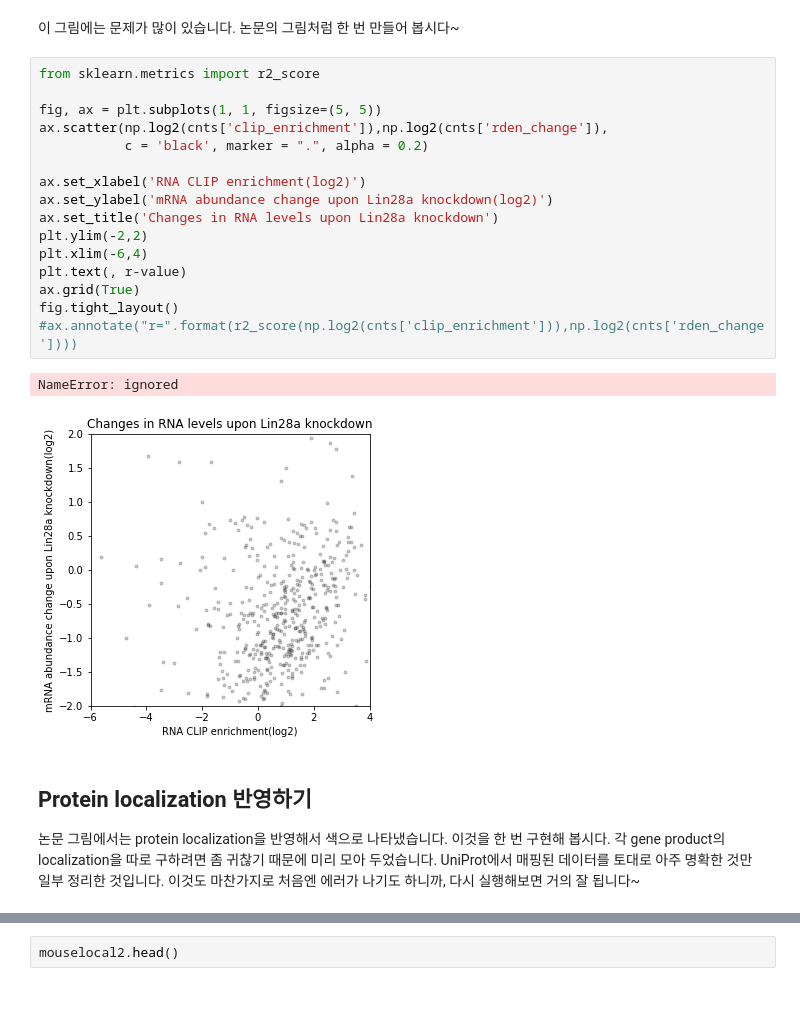
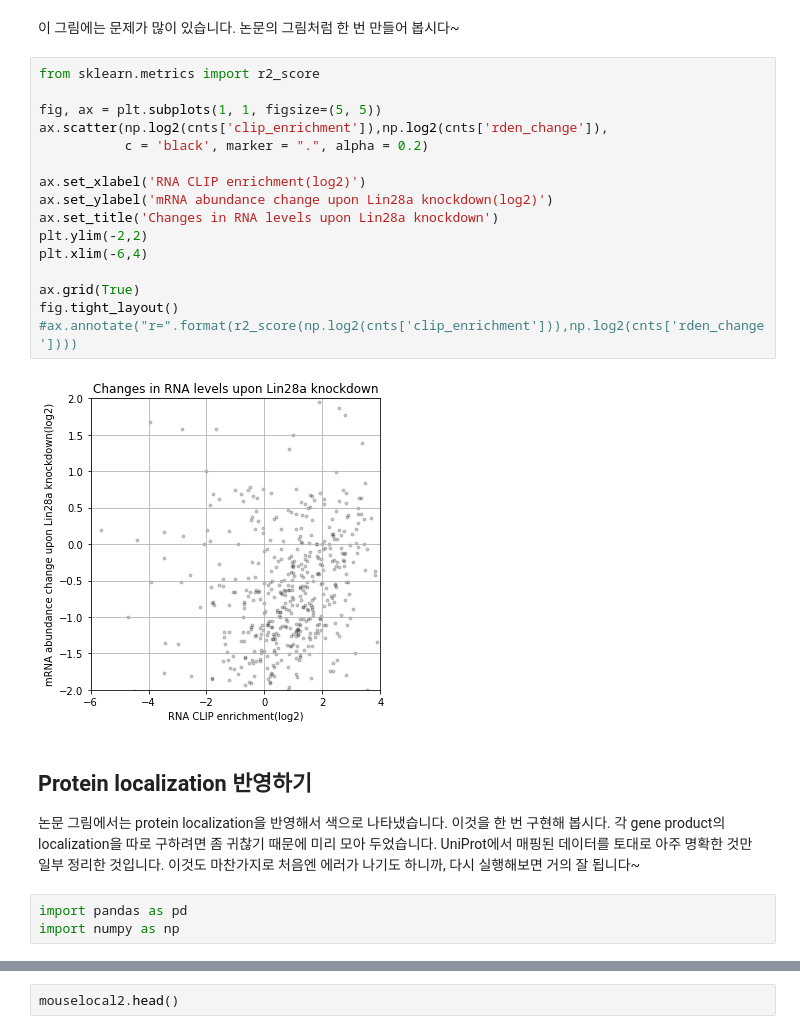
Before and after one commit to shn531/bioinformaticsproject, a Jupyter notebook: mission1/CoLab_TermProj.ipynb, the cells around one changed output, grey strips where cells are left out. Drawn from its saved outputs; the diff is of its cells as text; blank space fills up the shorter version.

```diff
--- a/mission1/CoLab_TermProj.ipynb
+++ b/mission1/CoLab_TermProj.ipynb
@@ -239,23 +239,25 @@ ax.scatter(np.log2(cnts['clip_enrichment']),
 # %%
 from sklearn.metrics import r2_score
 
 fig, ax = plt.subplots(1, 1, figsize=(5, 5))
 ax.scatter(np.log2(cnts['clip_enrichment']),np.log2(cnts['rden_change']),
            c = 'black', marker = ".", alpha = 0.2)
 
 ax.set_xlabel('RNA CLIP enrichment(log2)')
 ax.set_ylabel('mRNA abundance change upon Lin28a knockdown(log2)')
 ax.set_title('Changes in RNA levels upon Lin28a knockdown')
 plt.ylim(-2,2)
 plt.xlim(-6,4)
-plt.text(, r-value)
+
 ax.grid(True)
 fig.tight_layout()
 #ax.annotate("r=".format(r2_score(np.log2(cnts['clip_enrichment'])),np.log2(cnts['rden_change'])))
 # %% [output]
-NameError: ignored
-[figure, old version]
+[figure, new version]
 # %% [markdown]
 ## Protein localization 반영하기
 
 논문 그림에서는 protein localization을 반영해서 색으로 나타냈습니다. 이것을 한 번 구현해 봅시다. 각 gene product의 localization을 따로 구하려면 좀 귀찮기 때문에 미리 모아 두었습니다. UniProt에서 매핑된 데이터를 토대로 아주 명확한 것만 일부 정리한 것입니다. 이것도 마찬가지로 처음엔 에러가 나기도 하니까, 다시 실행해보면 거의 잘 됩니다~
+# %%
+import pandas as pd
+import numpy as np
```
Also changed, not shown: parts of 13 cells of this notebook.
